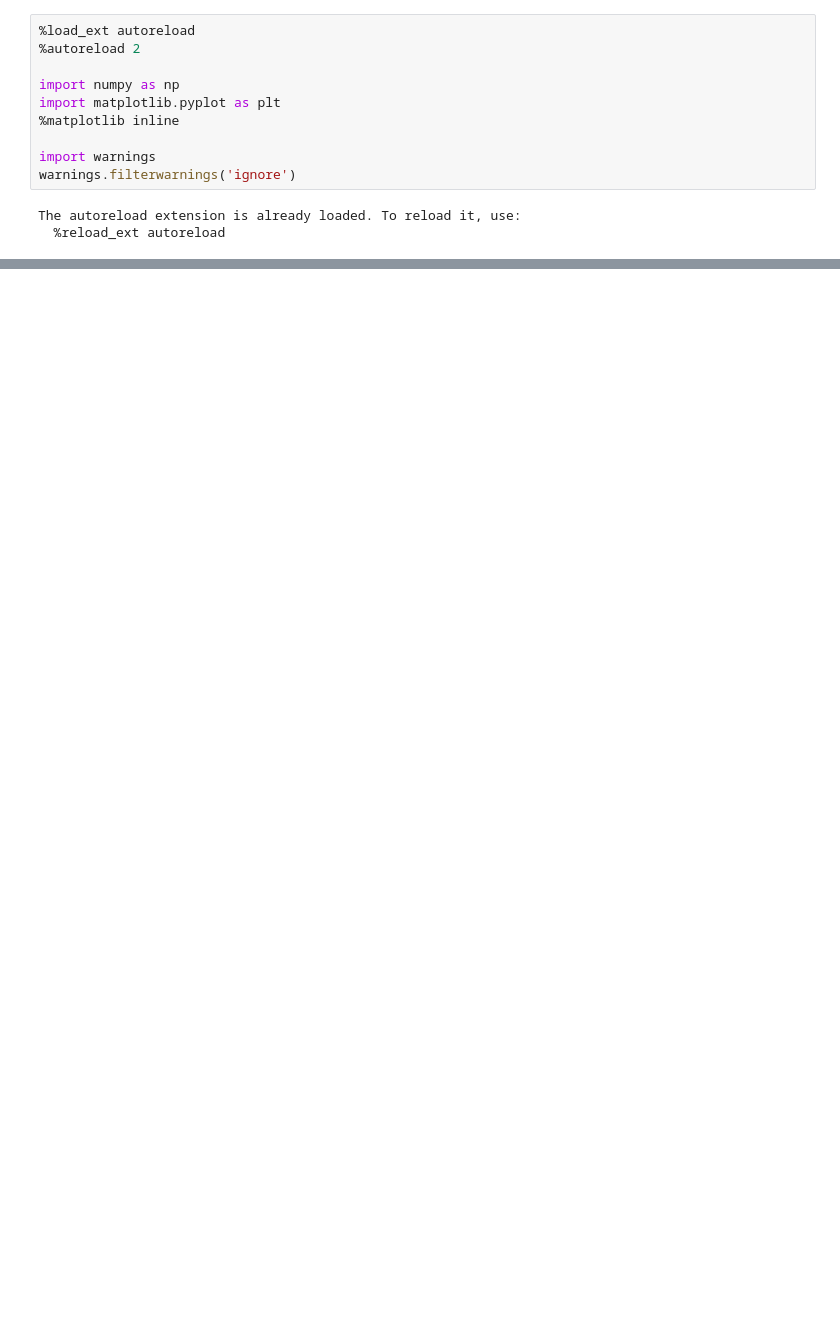
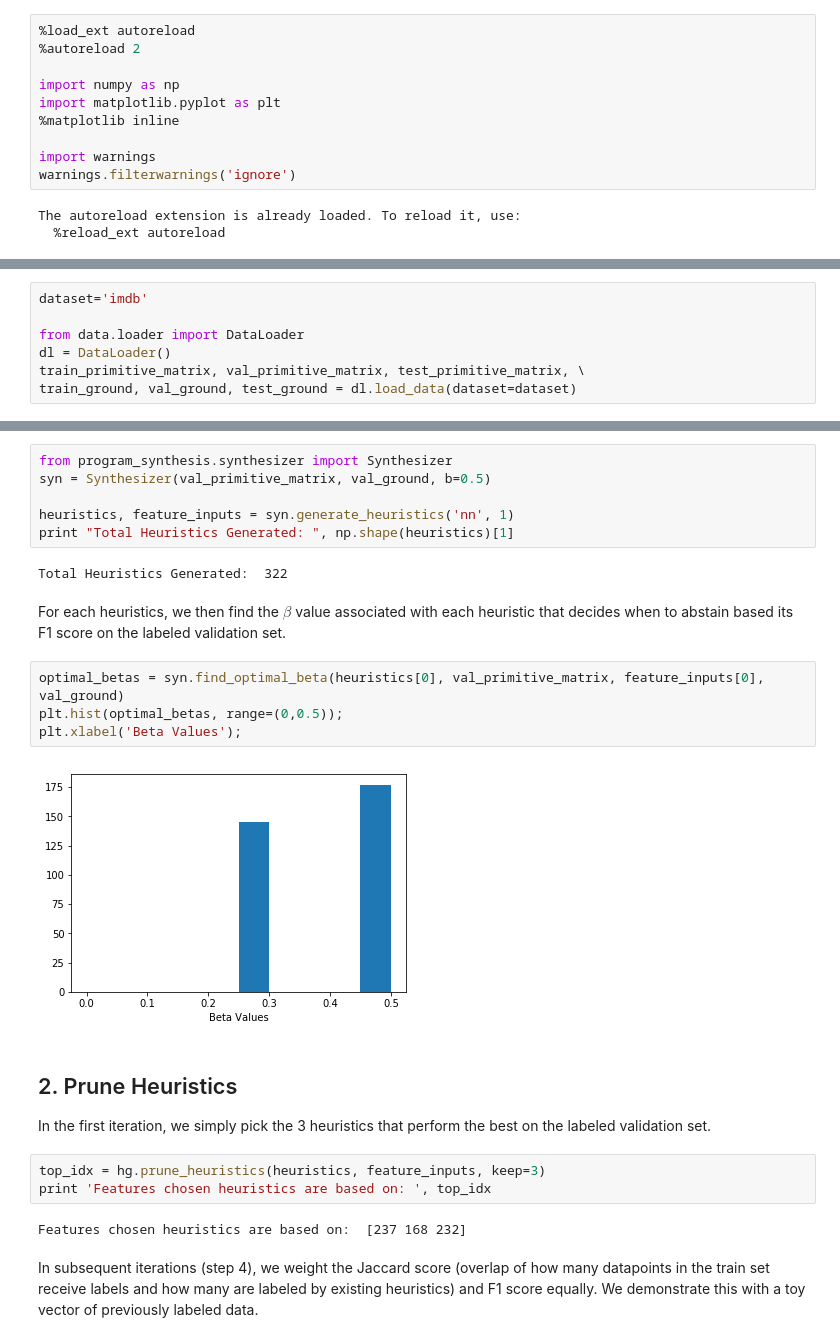
Before and after one commit to HazyResearch/reef, a Jupyter notebook: experimental_testing.ipynb, the cells around one changed output, grey strips where cells are left out. Drawn from its saved outputs; the diff is of its cells as text; blank space fills up the shorter version.

```diff
--- a/experimental_testing.ipynb
+++ b/experimental_testing.ipynb
@@ -199,0 +23,7 @@ np.save(filepath+'_gt.npy', train_ground)
+# %%
+dataset='imdb'
+
+from data.loader import DataLoader
+dl = DataLoader()
+train_primitive_matrix, val_primitive_matrix, test_primitive_matrix, \
+train_ground, val_ground, test_ground = dl.load_data(dataset=dataset)
@@ -199,0 +43,26 @@ np.save(filepath+'_gt.npy', train_ground)
+# %%
+from program_synthesis.synthesizer import Synthesizer
+syn = Synthesizer(val_primitive_matrix, val_ground, b=0.5)
+
+heuristics, feature_inputs = syn.generate_heuristics('nn', 1)
+print "Total Heuristics Generated: ", np.shape(heuristics)[1]
+# %% [output]
+Total Heuristics Generated:  322
+# %% [markdown]
+For each heuristics, we then find the $\beta$ value associated with each heuristic that decides when to abstain based its F1 score on the labeled validation set.
+# %%
+optimal_betas = syn.find_optimal_beta(heuristics[0], val_primitive_matrix, feature_inputs[0], val_ground)
+plt.hist(optimal_betas, range=(0,0.5));
+plt.xlabel('Beta Values');
+# %% [output]
+[figure, added]
+# %% [markdown]
+## 2. Prune Heuristics
+In the first iteration, we simply pick the 3 heuristics that perform the best on the labeled validation set.
+# %%
+top_idx = hg.prune_heuristics(heuristics, feature_inputs, keep=3)
+print 'Features chosen heuristics are based on: ', top_idx
+# %% [output]
+Features chosen heuristics are based on:  [237 168 232]
+# %% [markdown]
+In subsequent iterations (step 4), we weight the Jaccard score (overlap of how many datapoints in the train set receive labels and how many are labeled by existing heuristics) and F1 score equally. We demonstrate this with a toy vector of previously labeled data.
```
Also changed, not shown: parts of 39 cells of this notebook, 12 other files.
